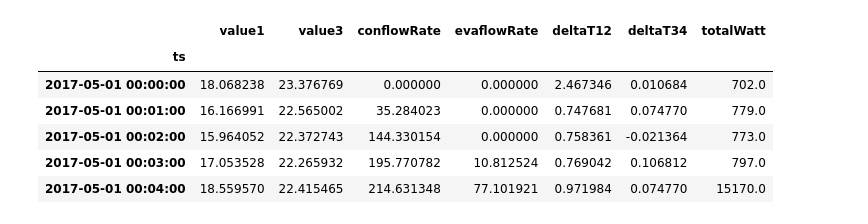
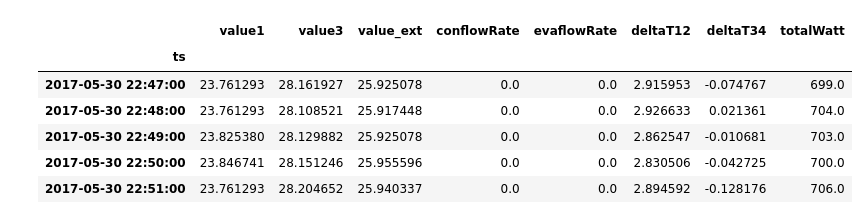
Before and after one commit to yujia21/datathon2017, a Jupyter notebook: Prediction-Random Forest-w cooling tower.ipynb, the cells around one changed output. Cells and saved outputs as stored; diff of their text form; code cells hidden in the pictures.

```diff
--- a/Prediction-Random Forest-w cooling tower.ipynb
+++ b/Prediction-Random Forest-w cooling tower.ipynb
@@ -4,7 +5,7 @@ import pandas as pd
 %matplotlib notebook
 # %%
 n = str(1) #chiller number
-df = pd.read_csv("data/Chiller"+n+"_full.csv")
+df = pd.read_csv("data/Chiller"+n+"_full_ext.csv")
 df.index = pd.to_datetime(df['ts'])
 df.drop('ts', axis=1, inplace=True)
 df.head()
@@ -19,15 +20,16 @@ df.head()
 # %%
 df['deltaT12'] = df['value2']-df['value1']
 df['deltaT34'] = df['value4']-df['value3']
 df['totalWatt'] = df.apply(lambda row: row['ch1Watt']+row['ch2Watt']+row['ch3Watt'], axis=1)
 df.drop(['ch1Watt', 'ch2Watt', 'ch3Watt'], inplace=True, axis=1)
-df=df[['value1','value3','conflowRate','evaflowRate','deltaT12','deltaT34','totalWatt']]
+df=df[['value1','value3','value','conflowRate','evaflowRate','deltaT12','deltaT34','totalWatt']]
+df.columns=['value1','value3','value_ext','conflowRate','evaflowRate','deltaT12','deltaT34','totalWatt']
 df.head()
 # %% [output]
-|  | value1 | value3 | conflowRate | evaflowRate | deltaT12 | deltaT34 | totalWatt |
-| ts |  |  |  |  |  |  |  |
-| 2017-05-01 00:00:00 | 18.068238 | 23.376769 | 0.000000 | 0.000000 | 2.467346 | 0.010684 | 702.0 |
-| 2017-05-01 00:01:00 | 16.166991 | 22.565002 | 35.284023 | 0.000000 | 0.747681 | 0.074770 | 779.0 |
-| 2017-05-01 00:02:00 | 15.964052 | 22.372743 | 144.330154 | 0.000000 | 0.758361 | -0.021364 | 773.0 |
-| 2017-05-01 00:03:00 | 17.053528 | 22.265932 | 195.770782 | 10.812524 | 0.769042 | 0.106812 | 797.0 |
-| 2017-05-01 00:04:00 | 18.559570 | 22.415465 | 214.631348 | 77.101921 | 0.971984 | 0.074770 | 15170.0 |
+|  | value1 | value3 | value_ext | conflowRate | evaflowRate | deltaT12 | deltaT34 | totalWatt |
+| ts |  |  |  |  |  |  |  |  |
+| 2017-05-30 22:47:00 | 23.761293 | 28.161927 | 25.925078 | 0.0 | 0.0 | 2.915953 | -0.074767 | 699.0 |
+| 2017-05-30 22:48:00 | 23.761293 | 28.108521 | 25.917448 | 0.0 | 0.0 | 2.926633 | 0.021361 | 704.0 |
+| 2017-05-30 22:49:00 | 23.825380 | 28.129882 | 25.925078 | 0.0 | 0.0 | 2.862547 | -0.010681 | 703.0 |
+| 2017-05-30 22:50:00 | 23.846741 | 28.151246 | 25.955596 | 0.0 | 0.0 | 2.830506 | -0.042725 | 700.0 |
+| 2017-05-30 22:51:00 | 23.761293 | 28.204652 | 25.940337 | 0.0 | 0.0 | 2.894592 | -0.128176 | 706.0 |
```
Also changed, not shown: parts of 19 cells of this notebook, 6 other files.
